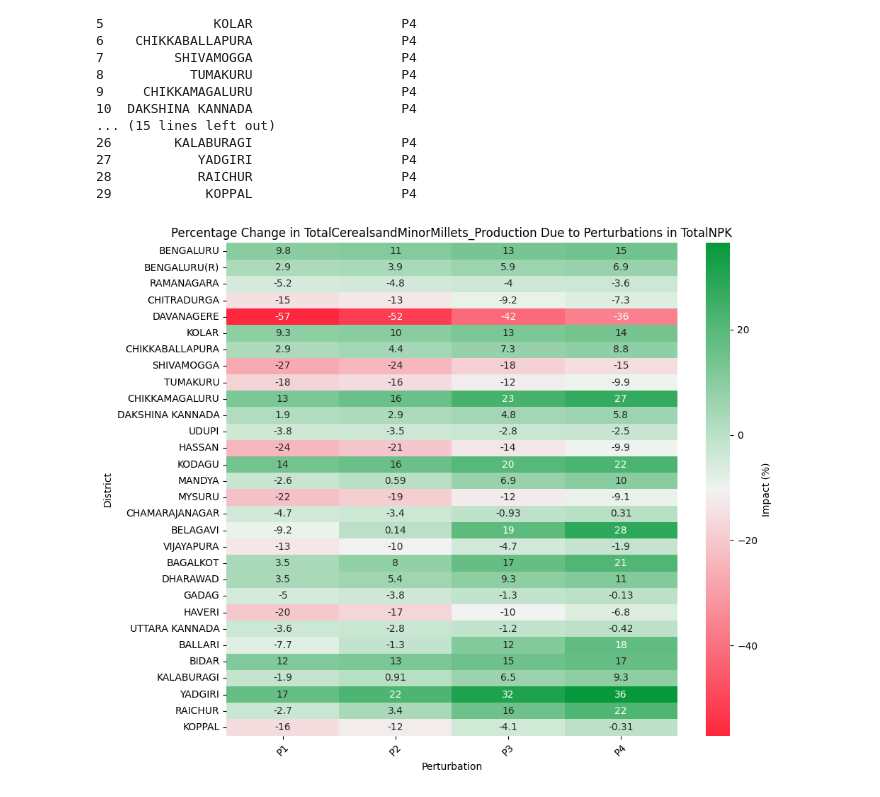
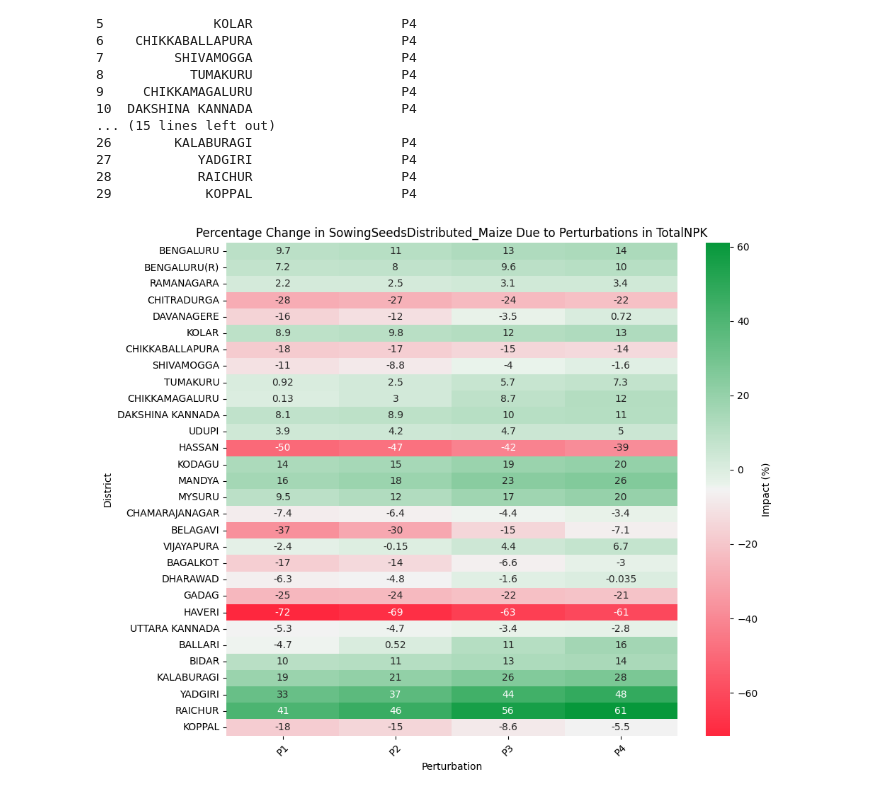
Before and after one commit to Annie-blare/WSL-FINALCODE, a Jupyter notebook: TotalCerealsandMinorMillets_Production.ipynb, the cells around one changed output. Drawn from its saved outputs; the diff is of its cells as text; code cells hidden in the pictures.

```diff
--- a/TotalCerealsandMinorMillets_Production.ipynb
+++ b/TotalCerealsandMinorMillets_Production.ipynb
@@ -514,32 +514,32 @@ def impact_of_perturbations(file_path, factor, capability_vector, user_perturbat
             perturbed_factor_value = district_factor_value * (1 + perturbation)
             predicted_capability_value = m * perturbed_factor_value + c
             normalized_new = (predicted_capability_value - y.min()) / (y.max() - y.min())
             normalized_old = (original_capability_value - y.min()) / (y.max() - y.min())
             impact = (normalized_new - normalized_old) * 100
             district_data.append(impact)
         impact_results.append(district_data)
 
     # Create a DataFrame for the heatmap
     impact_df = pd.DataFrame(impact_results, columns=[f'P{i+1}' for i in range(len(user_perturbations))], index=data['District'].unique())
 
     # Plotting the heatmap
     cmap = sns.diverging_palette(10, 133, s=99, l=55, sep=3, as_cmap=True)
     plt.figure(figsize=(10, 8))
     sns.heatmap(impact_df, cmap=cmap, annot=True, cbar_kws={'label': 'Impact (%)'})
     plt.title(f'Percentage Change in {capability_vector} Due to Perturbations in {factor}')
     plt.ylabel('District')
     plt.xlabel('Perturbation')
     plt.xticks(rotation=45)
     plt.tight_layout()
     plt.show()
 
 # Example usage
 file_path = '/content/Agriculture_KAG_2016_17.csv'  # Adjust this path as needed
 factor = 'TotalNPK'  # Factor to analyze
-capability_vector = 'TotalCerealsandMinorMillets_Production'  # Target capability vector
+capability_vector = 'SowingSeedsDistributed_Maize'  # Target capability vector
 user_perturbations = [-20, -10, 10, 20]  # Perturbations in percentages
 
 # Call the function
 impact_of_perturbations(file_path, factor, capability_vector, user_perturbations)
 # %% [output]
-[figure, old version]
+[figure, new version]
```
Also changed, not shown: parts of 5 cells of this notebook.
